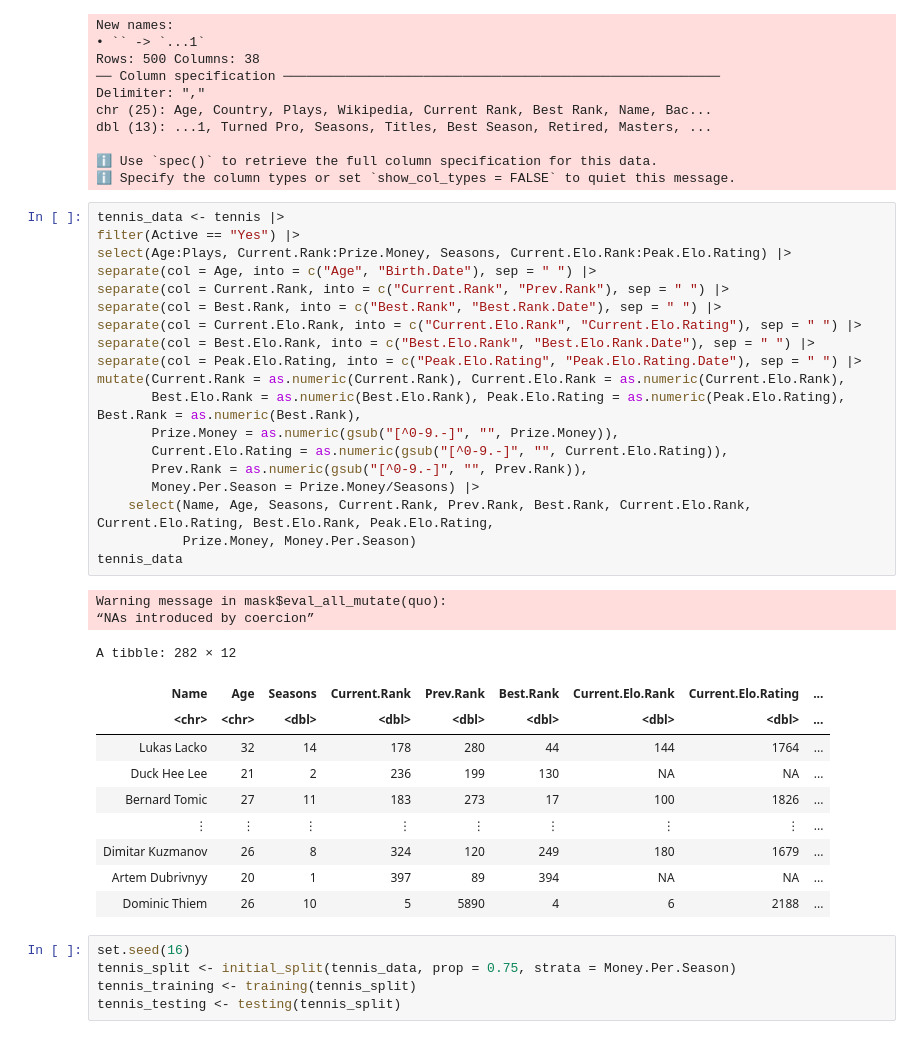
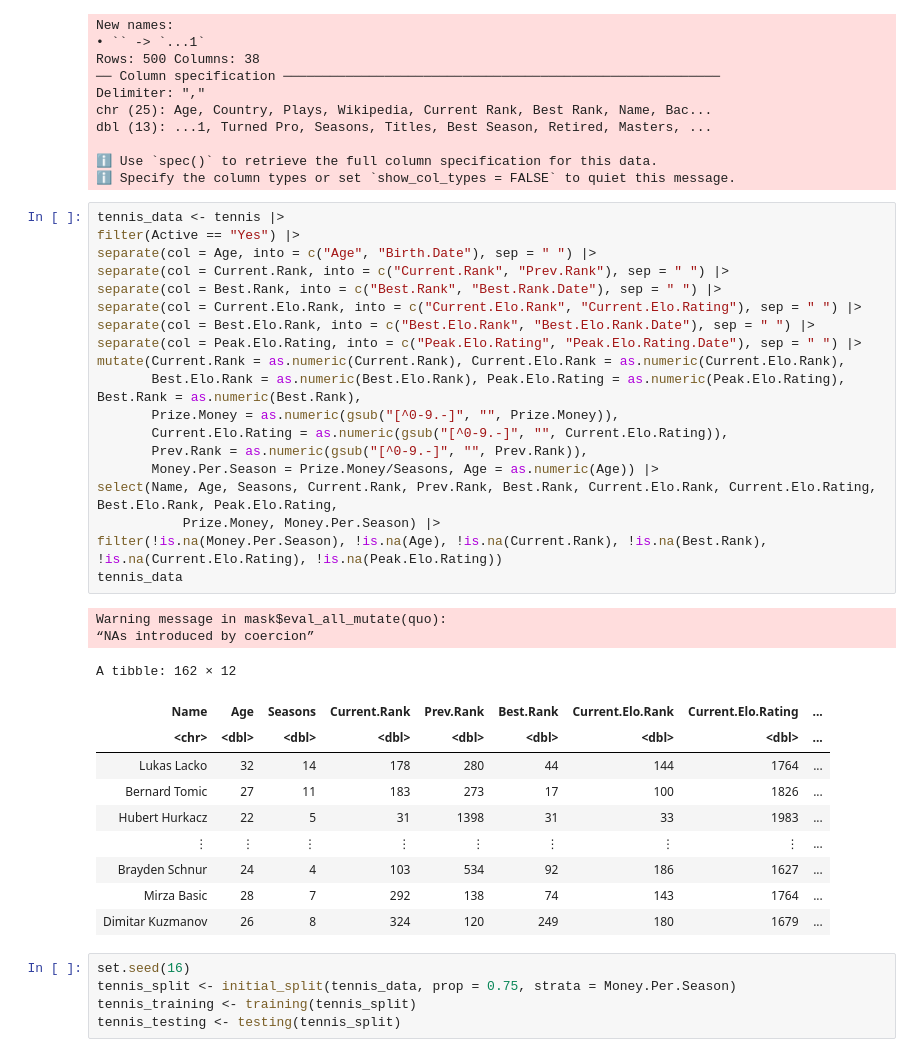
Before and after one commit to mnvibhakar/TennisSalaryProject, a Jupyter notebook: Nolan_Worksheet.ipynb, the cells around one changed output. Cells and saved outputs as stored; diff of their text form.

```diff
--- a/Nolan_Worksheet.ipynb
+++ b/Nolan_Worksheet.ipynb
@@ -40,35 +40,35 @@ dbl (13): ...1, Turned Pro, Seasons, Titles, Best Season, Retired, Masters, ...
 # %%
 tennis_data <- tennis |>
 filter(Active == "Yes") |>
-select(Age:Plays, Current.Rank:Prize.Money, Seasons, Current.Elo.Rank:Peak.Elo.Rating) |>
 separate(col = Age, into = c("Age", "Birth.Date"), sep = " ") |>
 separate(col = Current.Rank, into = c("Current.Rank", "Prev.Rank"), sep = " ") |>
 separate(col = Best.Rank, into = c("Best.Rank", "Best.Rank.Date"), sep = " ") |>
 separate(col = Current.Elo.Rank, into = c("Current.Elo.Rank", "Current.Elo.Rating"), sep = " ") |>
 separate(col = Best.Elo.Rank, into = c("Best.Elo.Rank", "Best.Elo.Rank.Date"), sep = " ") |>
 separate(col = Peak.Elo.Rating, into = c("Peak.Elo.Rating", "Peak.Elo.Rating.Date"), sep = " ") |>
 mutate(Current.Rank = as.numeric(Current.Rank), Current.Elo.Rank = as.numeric(Current.Elo.Rank),
        Best.Elo.Rank = as.numeric(Best.Elo.Rank), Peak.Elo.Rating = as.numeric(Peak.Elo.Rating), Best.Rank = as.numeric(Best.Rank),
        Prize.Money = as.numeric(gsub("[^0-9.-]", "", Prize.Money)),
        Current.Elo.Rating = as.numeric(gsub("[^0-9.-]", "", Current.Elo.Rating)),
        Prev.Rank = as.numeric(gsub("[^0-9.-]", "", Prev.Rank)),
-       Money.Per.Season = Prize.Money/Seasons) |>
-    select(Name, Age, Seasons, Current.Rank, Prev.Rank, Best.Rank, Current.Elo.Rank, Current.Elo.Rating, Best.Elo.Rank, Peak.Elo.Rating,
-           Prize.Money, Money.Per.Season)
+       Money.Per.Season = Prize.Money/Seasons, Age = as.numeric(Age)) |>
+select(Name, Age, Seasons, Current.Rank, Prev.Rank, Best.Rank, Current.Elo.Rank, Current.Elo.Rating, Best.Elo.Rank, Peak.Elo.Rating,
+           Prize.Money, Money.Per.Season) |>
+filter(!is.na(Money.Per.Season), !is.na(Age), !is.na(Current.Rank), !is.na(Best.Rank), !is.na(Current.Elo.Rating), !is.na(Peak.Elo.Rating))
 tennis_data
 # %% [output]
 Warning message in mask$eval_all_mutate(quo):
 “NAs introduced by coercion”
-A tibble: 282 × 12
+A tibble: 162 × 12
 | Name | Age | Seasons | Current.Rank | Prev.Rank | Best.Rank | Current.Elo.Rank | Current.Elo.Rating | ... |
-| <chr> | <chr> | <dbl> | <dbl> | <dbl> | <dbl> | <dbl> | <dbl> | ... |
+| <chr> | <dbl> | <dbl> | <dbl> | <dbl> | <dbl> | <dbl> | <dbl> | ... |
 | Lukas Lacko | 32 | 14 | 178 | 280 | 44 | 144 | 1764 | ... |
-| Duck Hee Lee | 21 | 2 | 236 | 199 | 130 | NA | NA | ... |
 | Bernard Tomic | 27 | 11 | 183 | 273 | 17 | 100 | 1826 | ... |
+| Hubert Hurkacz | 22 | 5 | 31 | 1398 | 31 | 33 | 1983 | ... |
 | ⋮ | ⋮ | ⋮ | ⋮ | ⋮ | ⋮ | ⋮ | ⋮ | ... |
+| Brayden Schnur | 24 | 4 | 103 | 534 | 92 | 186 | 1627 | ... |
+| Mirza Basic | 28 | 7 | 292 | 138 | 74 | 143 | 1764 | ... |
 | Dimitar Kuzmanov | 26 | 8 | 324 | 120 | 249 | 180 | 1679 | ... |
-| Artem Dubrivnyy | 20 | 1 | 397 | 89 | 394 | NA | NA | ... |
-| Dominic Thiem | 26 | 10 | 5 | 5890 | 4 | 6 | 2188 | ... |
 # %%
 set.seed(16)
 tennis_split <- initial_split(tennis_data, prop = 0.75, strata = Money.Per.Season)
```
Also changed, not shown: parts of 6 cells of this notebook.
